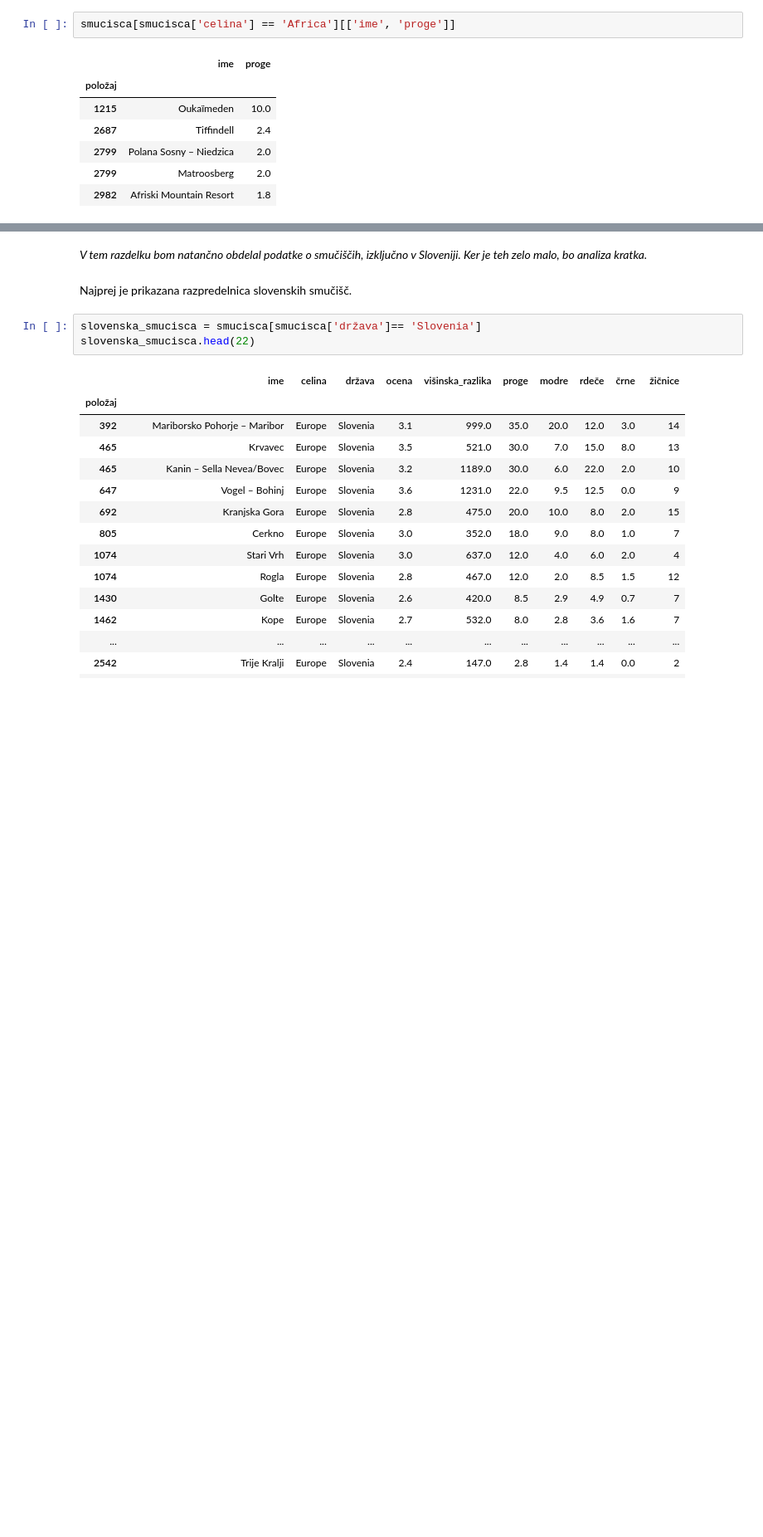
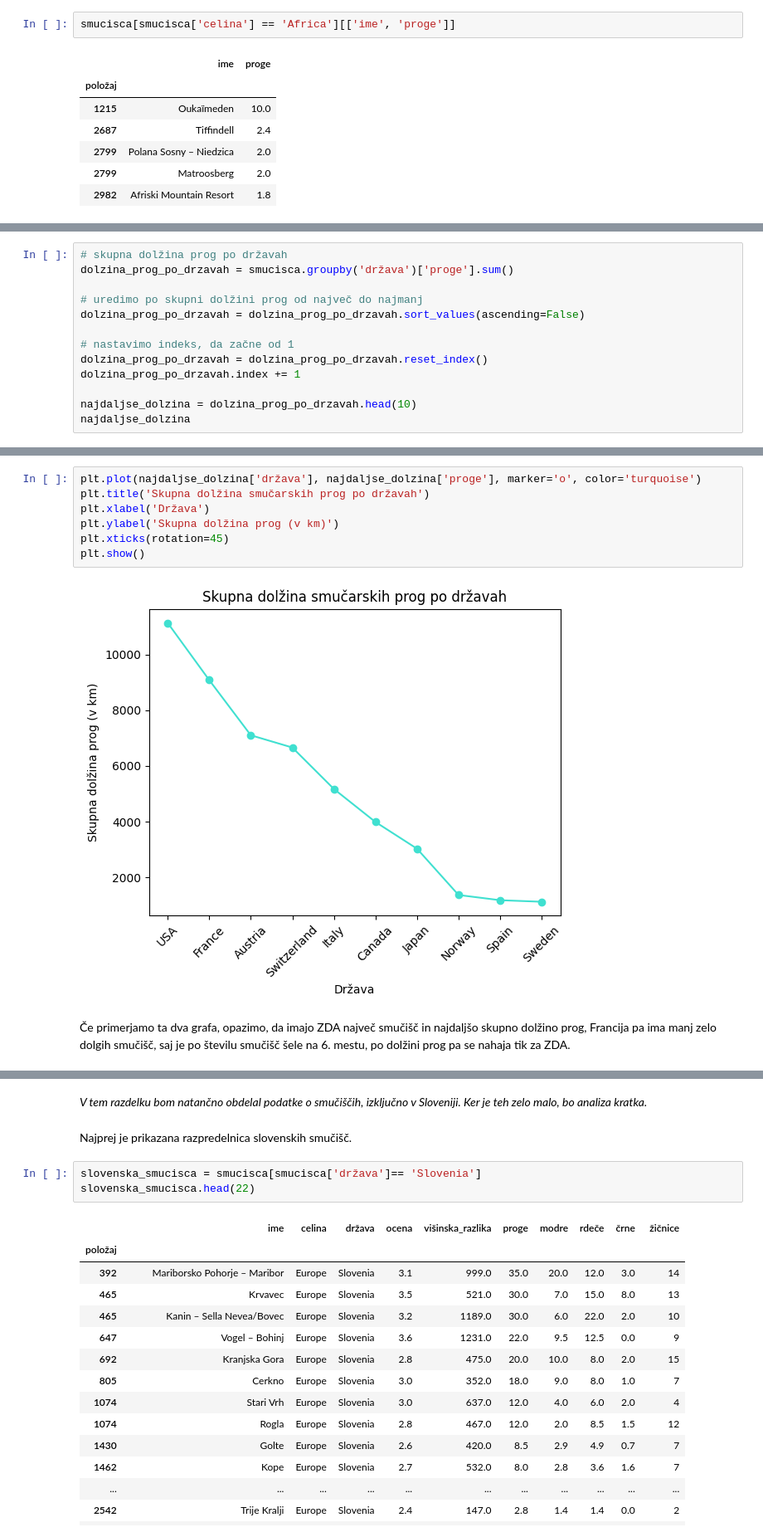
Before and after one commit to NejcZibret/ProjektnaNaloga2024, a Jupyter notebook: analiza.ipynb, the cells around one changed output, grey strips where cells are left out. Shown at 83% size. Saved outputs shown, nothing was run; the diff lists cells and outputs as text; blank space fills up the shorter version.

```diff
--- a/analiza.ipynb
+++ b/analiza.ipynb
@@ -86,0 +126,13 @@ smucisca[smucisca['celina'] == 'Africa'][['ime', 'proge']]
+# %%
+# skupna dolžina prog po državah
+dolzina_prog_po_drzavah = smucisca.groupby('država')['proge'].sum()
+
+# uredimo po skupni dolžini prog od največ do najmanj
+dolzina_prog_po_drzavah = dolzina_prog_po_drzavah.sort_values(ascending=False)
+
+# nastavimo indeks, da začne od 1
+dolzina_prog_po_drzavah = dolzina_prog_po_drzavah.reset_index()
+dolzina_prog_po_drzavah.index += 1
+
+najdaljse_dolzina = dolzina_prog_po_drzavah.head(10)
+najdaljse_dolzina
@@ -86,0 +151,11 @@ smucisca[smucisca['celina'] == 'Africa'][['ime', 'proge']]
+# %%
+plt.plot(najdaljse_dolzina['država'], najdaljse_dolzina['proge'], marker='o', color='turquoise')
+plt.title('Skupna dolžina smučarskih prog po državah')
+plt.xlabel('Država')
+plt.ylabel('Skupna dolžina prog (v km)')
+plt.xticks(rotation=45)
+plt.show()
+# %% [output]
+[figure, added]
+# %% [markdown]
+Če primerjamo ta dva grafa, opazimo, da imajo ZDA največ smučišč in najdaljšo skupno dolžino prog, Francija pa ima manj zelo dolgih smučišč, saj je po številu smučišč šele na 6. mestu, po dolžini prog pa se nahaja tik za ZDA.
```
Also changed, not shown: parts of 19 cells of this notebook, 3 other files.
